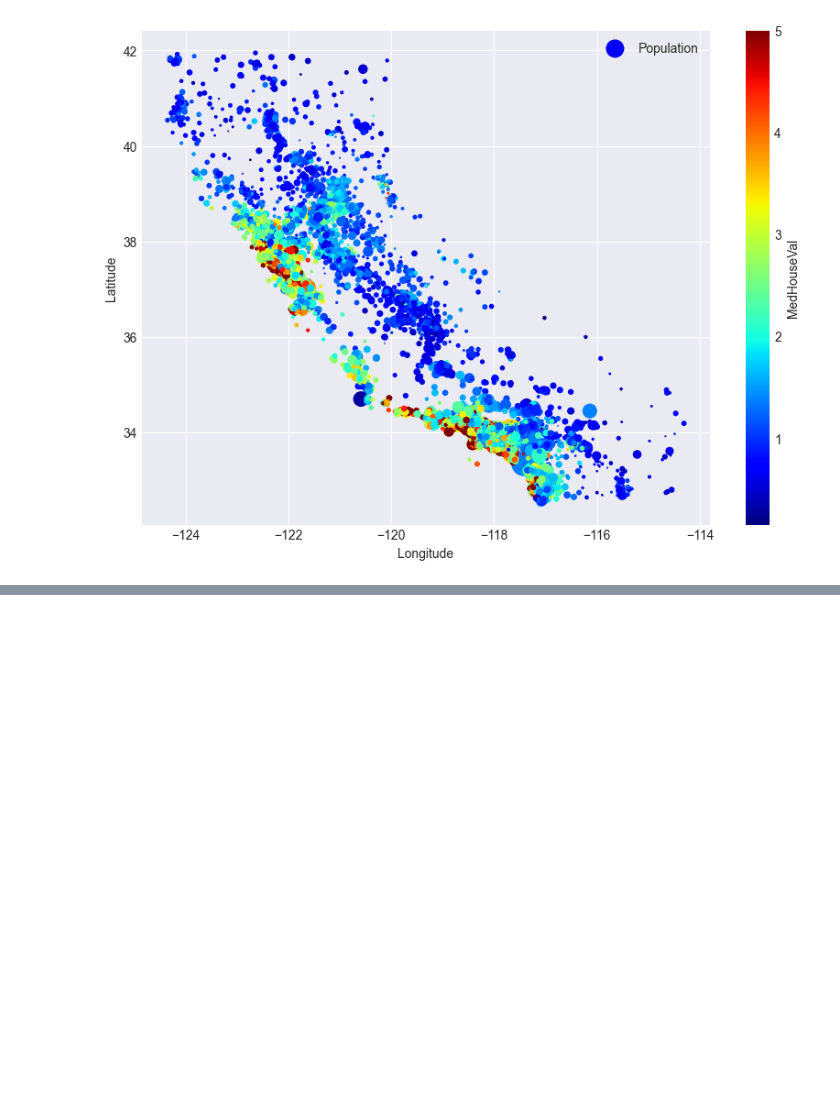
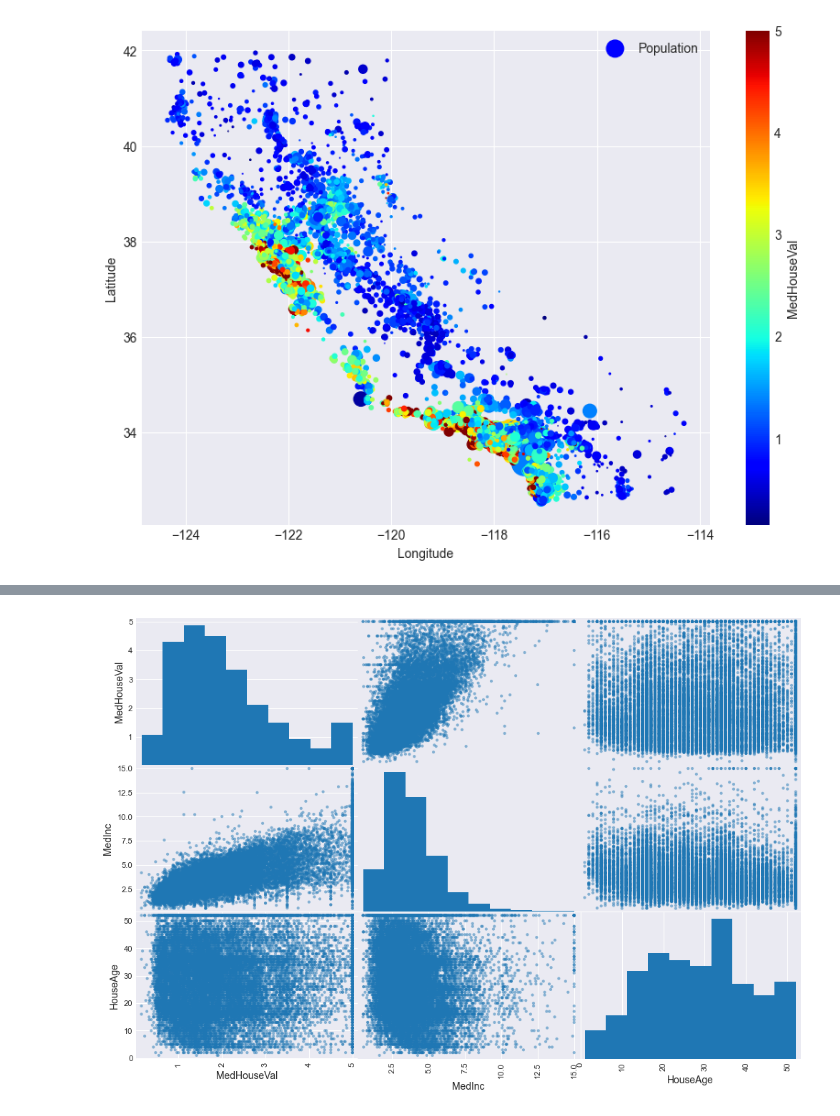
Before and after one commit to DavidCalebChaparroOrozco/Hands-OnMachineLearningwithScikit-LearnandPyTorch-Aur-lienG-ron, a Jupyter notebook: DataloadingExplorationPreparation/PracticeHousingDataset.ipynb, the cells around one changed output, grey strips where cells are left out. Saved outputs shown, nothing was run; the diff lists cells and outputs as text; code cells hidden in the pictures; blank space fills up the shorter version.

Commit message:
Add new visualizations for data analysis
- Added ScalePearson.png to illustrate the scale of Pearson correlations.
- Added measurementsCorrelations.png to depict correlations between measurements.

```diff
--- a/DataloadingExplorationPreparation/PracticeHousingDataset.ipynb
+++ b/DataloadingExplorationPreparation/PracticeHousingDataset.ipynb
@@ -469,0 +488,6 @@ plt.show()
+# %%
+attributes = ["MedHouseVal", "MedInc", "HouseAge"]
+scatter_matrix(housing_pd[attributes], figsize=(12, 8))
+plt.show()
+# %% [output]
+[figure, added]
```
Also changed, not shown: parts of 5 cells of this notebook, 4 other files.
